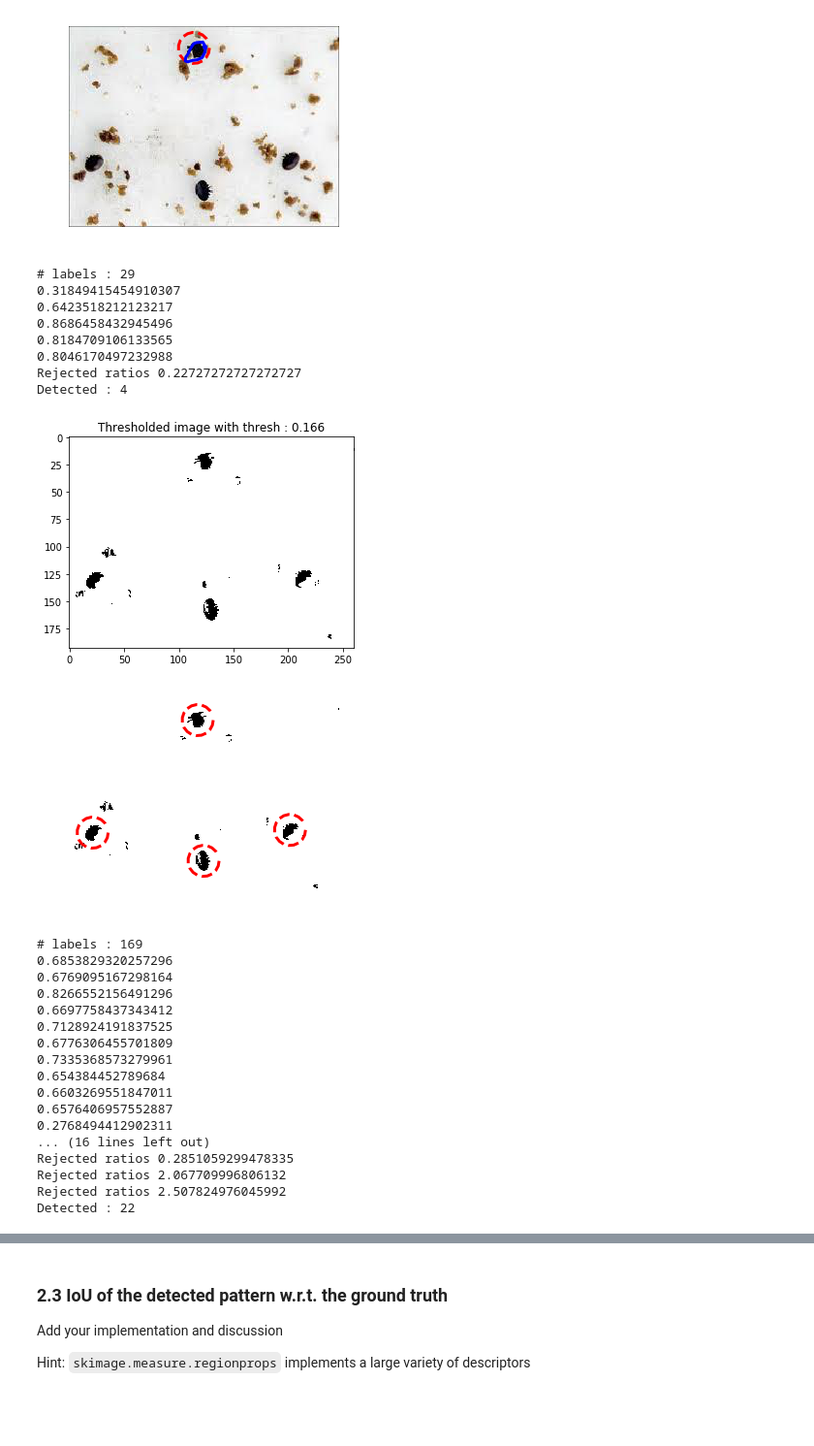
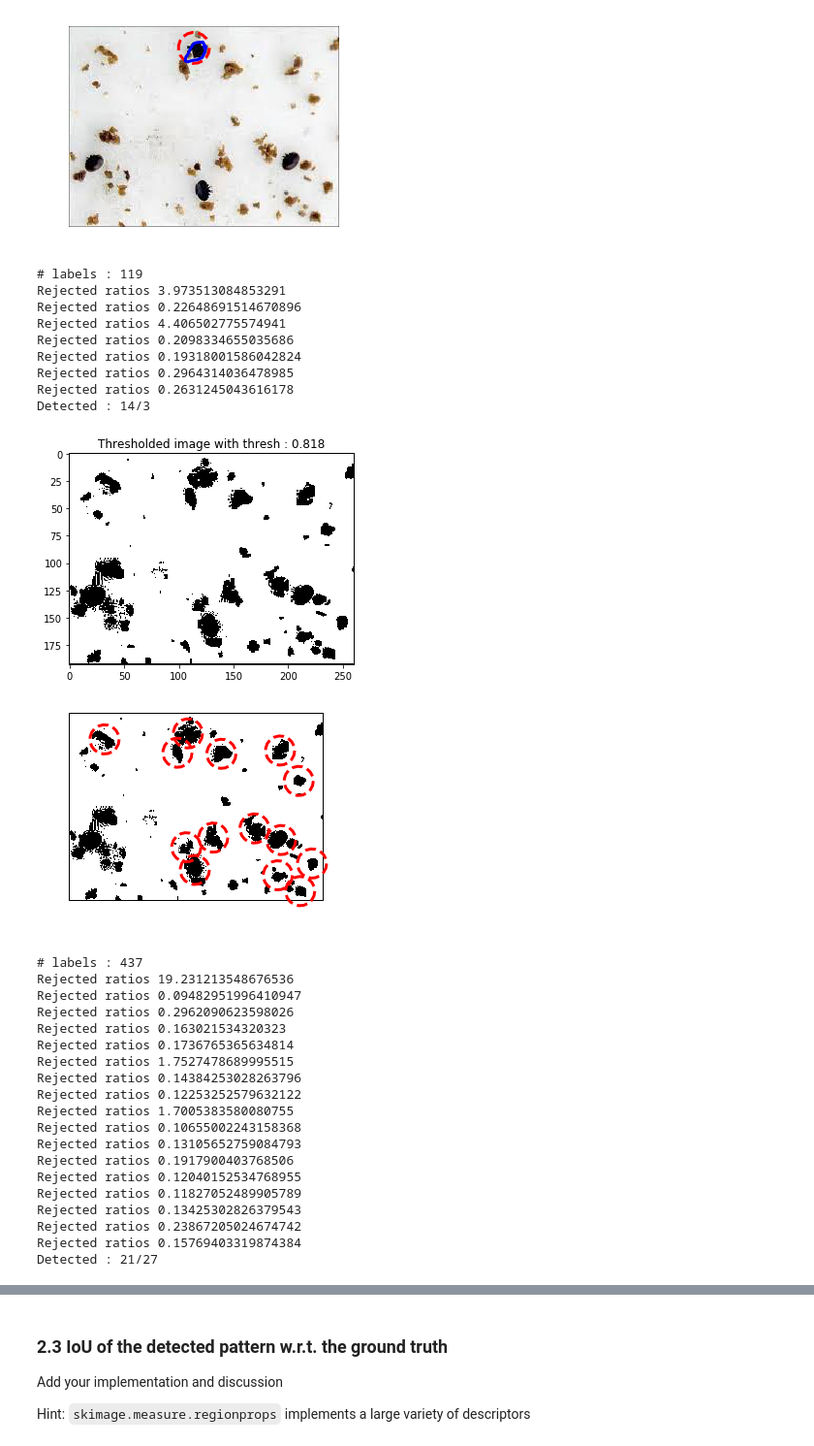
Before and after one commit to LeylaVakilian/PatternRecognition-, a Jupyter notebook: labs/lab_01_segmentation.ipynb, the cells around one changed output, grey strips where cells are left out. Shown at 97% size. Drawn from its saved outputs; the diff is of its cells as text; code cells hidden in the pictures; blank space fills up the shorter version.

```diff
--- a/labs/lab_01_segmentation.ipynb
+++ b/labs/lab_01_segmentation.ipynb
@@ -490,7 +490,7 @@ def count_and_find_centers(im, max_eccentricity=1,
                            plot=True):
     """
     Take a RGB image,
-    threshold it using (OTSU + threshold_change) as a threshold.
+    threshold it using (minimum) as a threshold.
     Label the thresholded images.
     Then disregard the labels whose px count is lower than average
     Then disregard the labels whose eccentricty is lower than max_eccentricity
@@ -503,7 +503,7 @@ def count_and_find_centers(im, max_eccentricity=1,
     gray_im = color.rgb2gray(im)
 
     # Threshold determination
-    thresh = skimage.filters.threshold_minimum(gray_im)
+    thresh = skimage.filters.threshold_triangle(gray_im)
 
     # Thresholding
     binary = gray_im > thresh
@@ -539,7 +539,9 @@ def count_and_find_centers(im, max_eccentricity=1,
     for region in good_regions:
         if region.eccentricity < max_eccentricity:
             tmp_good_regions.append(region)
-            print(region.eccentricity)
+        else:
+            print("Rejected eccentricity " + str(region.eccentricity))
+
     good_regions = tmp_good_regions
 
     # Find average area of the good regions
@@ -555,59 +557,62 @@ def count_and_find_centers(im, max_eccentricity=1,
             tmp_good_regions.append(region)
         else:
             print("Rejected ratios " + str(region.area/new_avg_area))
     good_regions = tmp_good_regions
 
     # Extract area of each detected varroa (can ACTUALLY JUST USE OCCURENCE COUNTS BUT WANT TO TRY SNAKE)
     # We can just use region.area, and that's what we're doing here
 
     counted_creatures = len(good_regions)
 
     # Find center of each relevant good regions
     creature_centers = []
     for region in good_regions:
         creature_centers.append(region.centroid)
     return binary, counted_creatures, creature_centers
 
 ###### TEST RUN ######
 
-for im, annotation in zip(ic, ):
+for im, annotation in zip(ic, annotations_xmls):
     binary, count, centers = count_and_find_centers(im, max_eccentricity=0.95, plot=False)
-    print("Detected : " + str(count) + "/" + str())
+    print("Detected : " + str(count) + "/" + str(len(annotation)))
 
     fig, ax = image_show(binary)
 
     circles = []
     for center in centers:
         circles.append(circle_points(20, center, 15)[:-1])
 
     for circle in circles:
         ax.plot(circle[:, 0], circle[:, 1], '--r', lw=3)
     plt.show()
 # %% [output]
-# labels : 29
-0.31849415454910307
-0.6423518212123217
-0.8686458432945496
-0.8184709106133565
-0.8046170497232988
-Rejected ratios 0.22727272727272727
-Detected : 4
+# labels : 119
+Rejected ratios 3.973513084853291
+Rejected ratios 0.22648691514670896
+Rejected ratios 4.406502775574941
+Rejected ratios 0.2098334655035686
+Rejected ratios 0.19318001586042824
+Rejected ratios 0.2964314036478985
+Rejected ratios 0.2631245043616178
+Detected : 14/3
-[figure, old version]
+[figure, new version]
-[figure, old version]
+[figure, new version]
-# labels : 169
-0.6853829320257296
-0.6769095167298164
-0.8266552156491296
-0.6697758437343412
-0.7128924191837525
-0.6776306455701809
-0.7335368573279961
-0.654384452789684
-0.6603269551847011
-0.6576406957552887
-0.2768494412902311
-... (16 lines left out)
-Rejected ratios 0.2851059299478335
-Rejected ratios 2.067709996806132
-Rejected ratios 2.507824976045992
-Detected : 22
+# labels : 437
+Rejected ratios 19.231213548676536
+Rejected ratios 0.09482951996410947
+Rejected ratios 0.2962090623598026
+Rejected ratios 0.163021534320323
+Rejected ratios 0.1736765365634814
+Rejected ratios 1.7527478689995515
+Rejected ratios 0.14384253028263796
+Rejected ratios 0.12253252579632122
+Rejected ratios 1.7005383580080755
+Rejected ratios 0.10655002243158368
+Rejected ratios 0.13105652759084793
+Rejected ratios 0.1917900403768506
+Rejected ratios 0.12040152534768955
+Rejected ratios 0.11827052489905789
+Rejected ratios 0.13425302826379543
+Rejected ratios 0.23867205024674742
+Rejected ratios 0.15769403319874384
+Detected : 21/27
```
Also changed, not shown: parts of 1 cell of this notebook.
